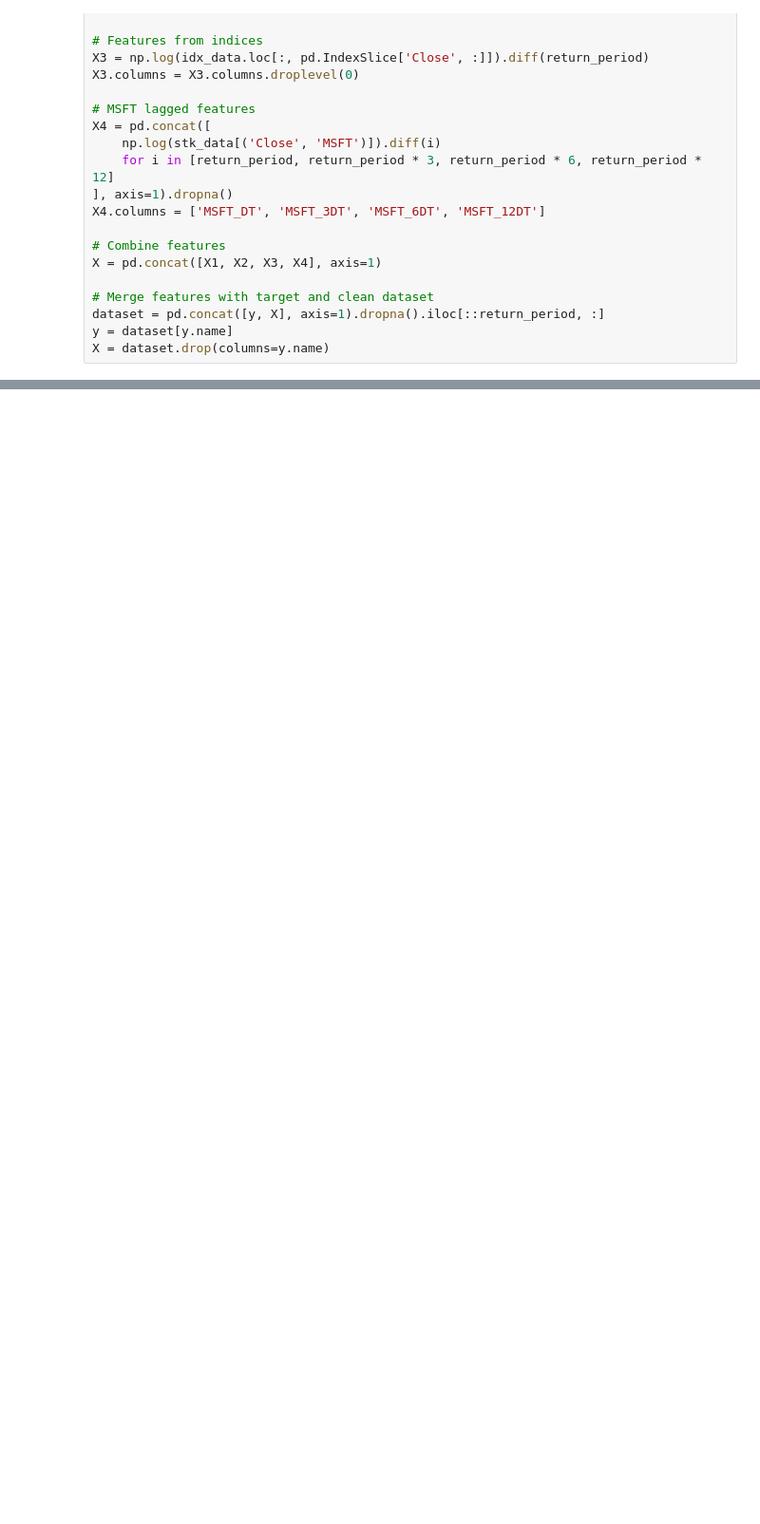
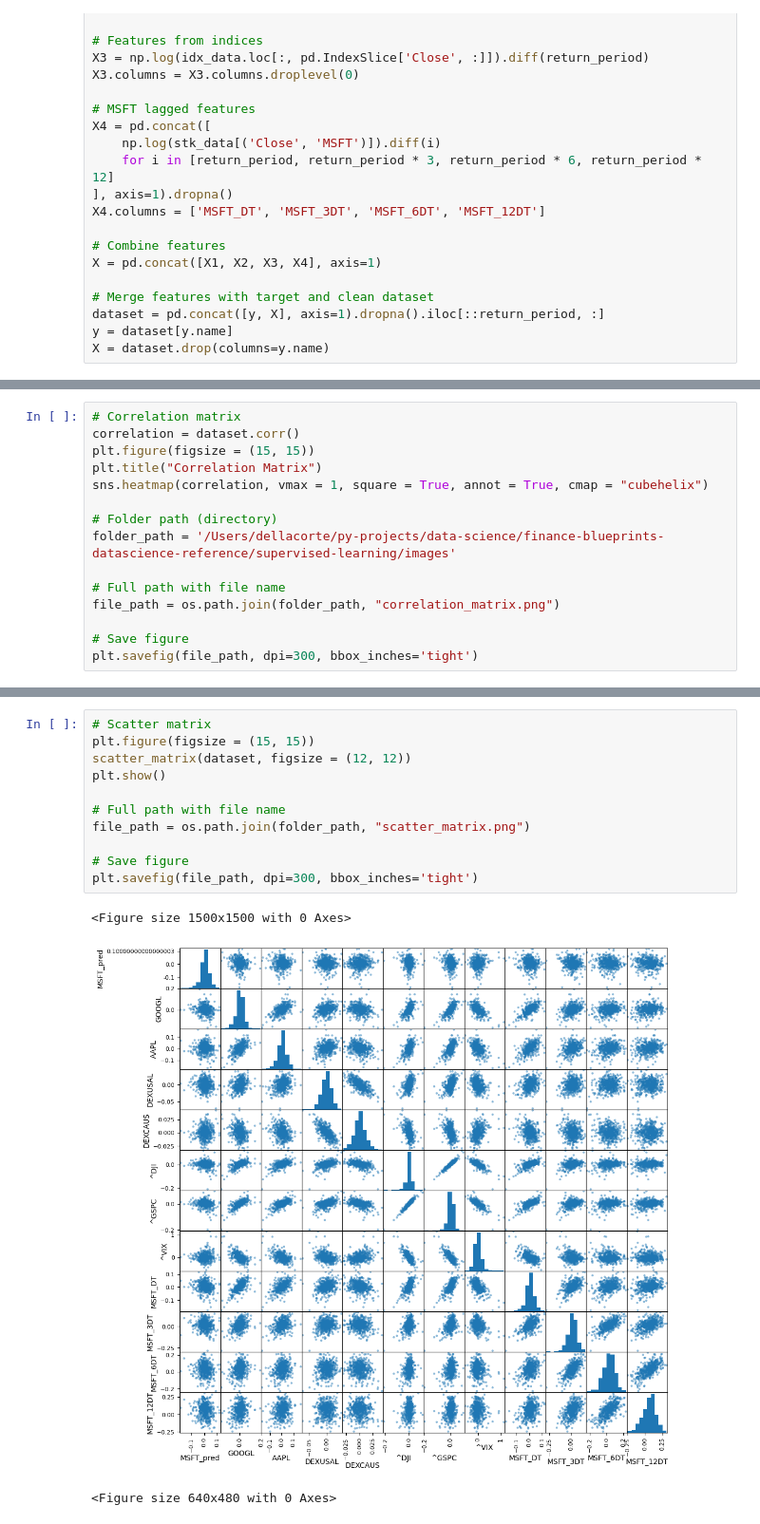
Before and after one commit to DellaCortef/finance-blueprints-datascience-reference, a Jupyter notebook: supervised-learning/regression.ipynb, the cells around one changed output, grey strips where cells are left out. Shown at 95% size. Cells and saved outputs as stored; diff of their text form; blank space fills up the shorter version.

Commit message:
exploratory data analysis + saving scater_matrix + correlation_matrix + time_series_matrix images

```diff
--- a/supervised-learning/regression.ipynb
+++ b/supervised-learning/regression.ipynb
@@ -577,0 +570,15 @@ sns.heatmap(correlation, vmax = 1, square = True, annot = True, cmap = "cubeheli
+# %%
+# Correlation matrix
+correlation = dataset.corr()
+plt.figure(figsize = (15, 15))
+plt.title("Correlation Matrix")
+sns.heatmap(correlation, vmax = 1, square = True, annot = True, cmap = "cubehelix")
+
+# Folder path (directory)
+folder_path = '/Users/dellacorte/py-projects/data-science/finance-blueprints-datascience-reference/supervised-learning/images'
+
+# Full path with file name
+file_path = os.path.join(folder_path, "correlation_matrix.png")
+
+# Save figure
+plt.savefig(file_path, dpi=300, bbox_inches='tight')
@@ -577,0 +587,15 @@ sns.heatmap(correlation, vmax = 1, square = True, annot = True, cmap = "cubeheli
+# %%
+# Scatter matrix
+plt.figure(figsize = (15, 15))
+scatter_matrix(dataset, figsize = (12, 12))
+plt.show()
+
+# Full path with file name
+file_path = os.path.join(folder_path, "scatter_matrix.png")
+
+# Save figure
+plt.savefig(file_path, dpi=300, bbox_inches='tight')
+# %% [output]
+<Figure size 1500x1500 with 0 Axes>
+[figure, added]
+<Figure size 640x480 with 0 Axes>
```
Also changed, not shown: parts of 10 cells of this notebook, 3 other files.
